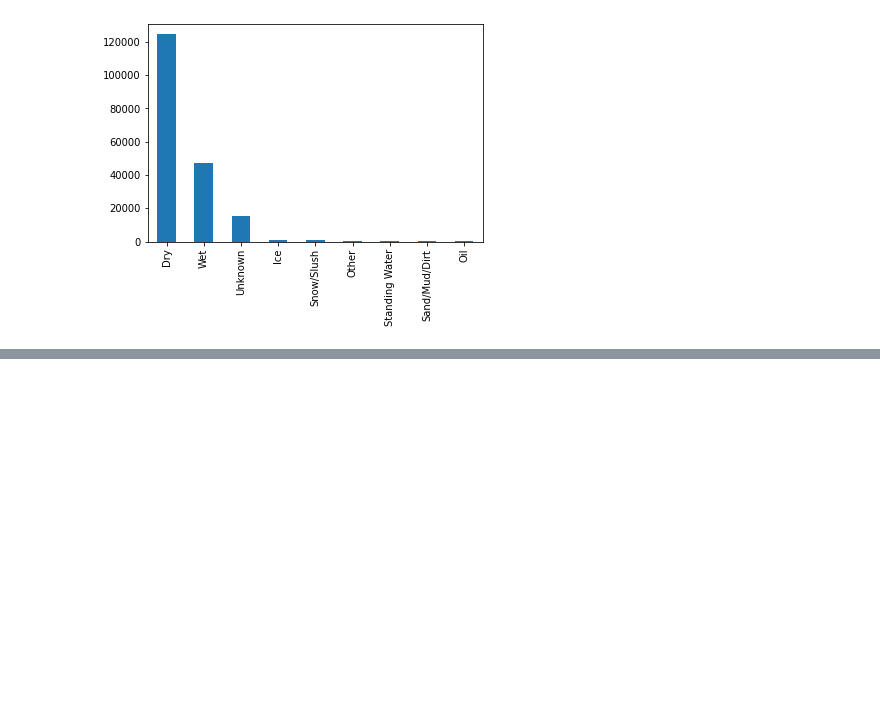
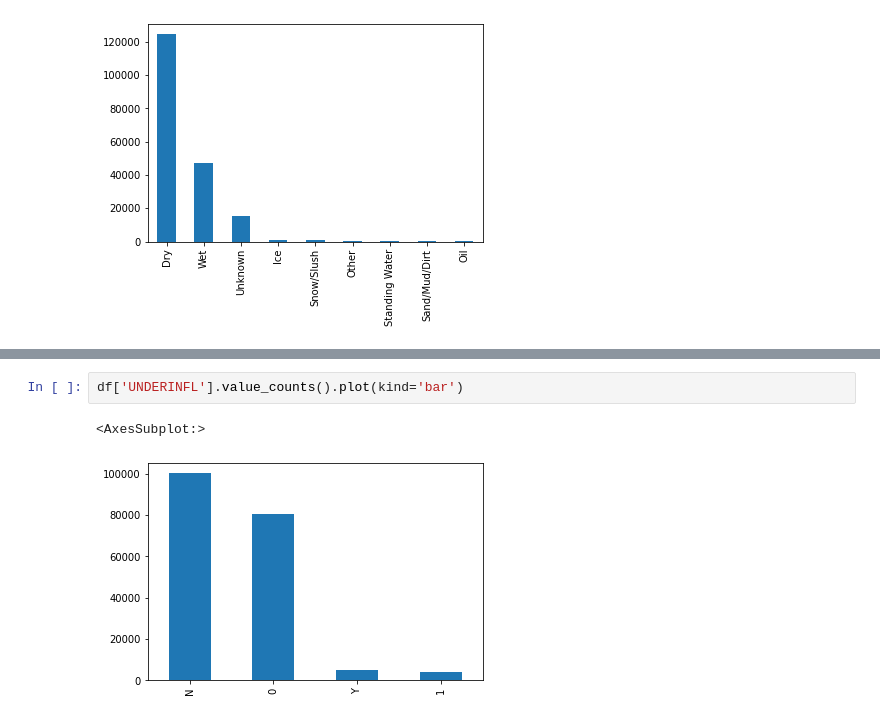
Before and after one commit to taniahabib1/Coursera_Capstone, a Jupyter notebook: Collision_dataset.ipynb, the cells around one changed output, grey strips where cells are left out. Drawn from its saved outputs; the diff is of its cells as text; blank space fills up the shorter version.

```diff
--- a/Collision_dataset.ipynb
+++ b/Collision_dataset.ipynb
@@ -55,0 +81,5 @@ df['ROADCOND'].value_counts().plot(kind='bar')
+# %%
+df['UNDERINFL'].value_counts().plot(kind='bar')
+# %% [output]
+<AxesSubplot:>
+[figure, added]
```
Also changed, not shown: parts of 41 cells of this notebook.
